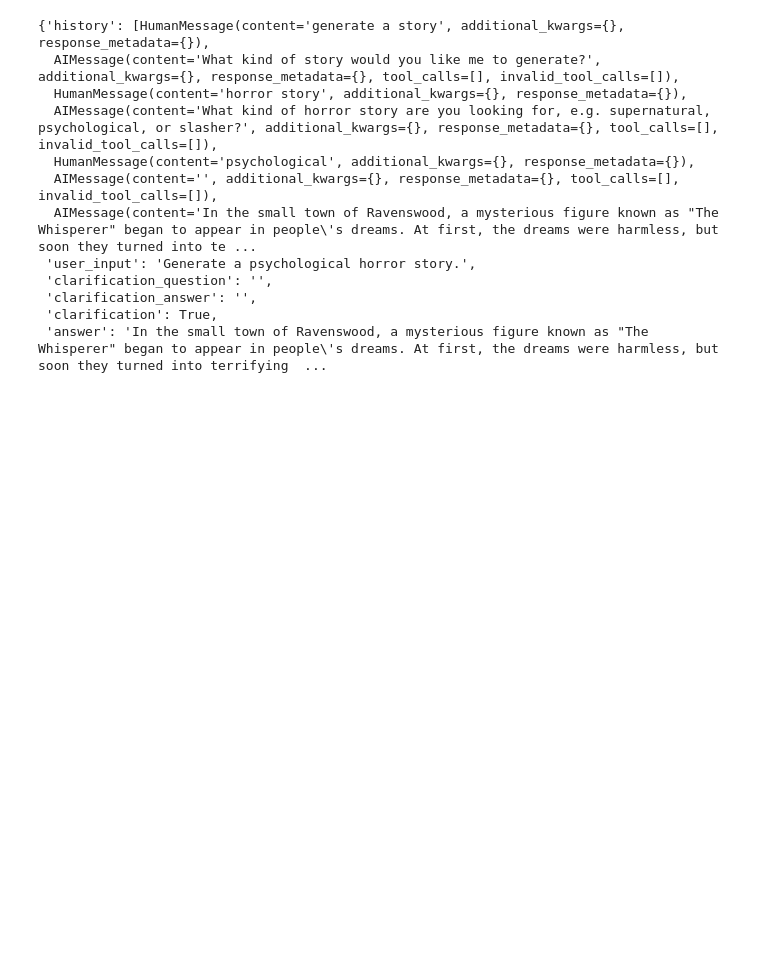
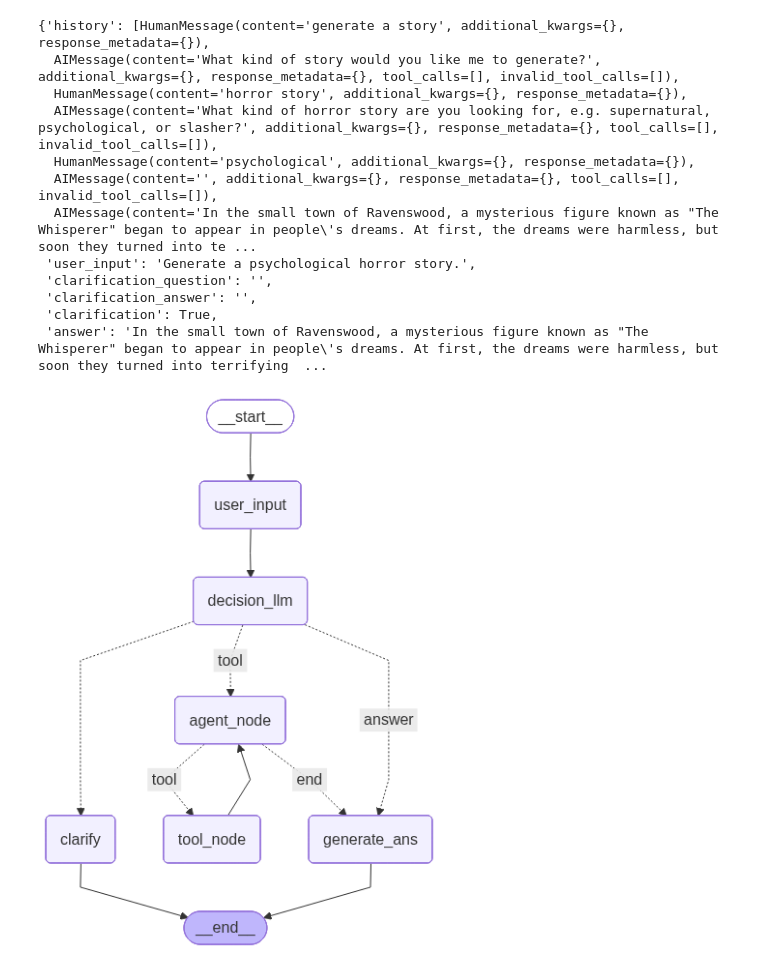
Before and after one commit to MadhavGupta1506/langgraph, a Jupyter notebook: 07_chatbot.ipynb, the cells around one changed output. Saved outputs shown, nothing was run; the diff lists cells and outputs as text; code cells hidden in the pictures; blank space fills up the shorter version.

```diff
--- a/07_chatbot.ipynb
+++ b/07_chatbot.ipynb
@@ -209,0 +560,4 @@ What kind of horror story are you looking for, e.g. supernatural, psychological,
+# %%
+workflow
+# %% [output]
+[figure, added]
```
Also changed, not shown: parts of 2 cells of this notebook, 2 other files.
